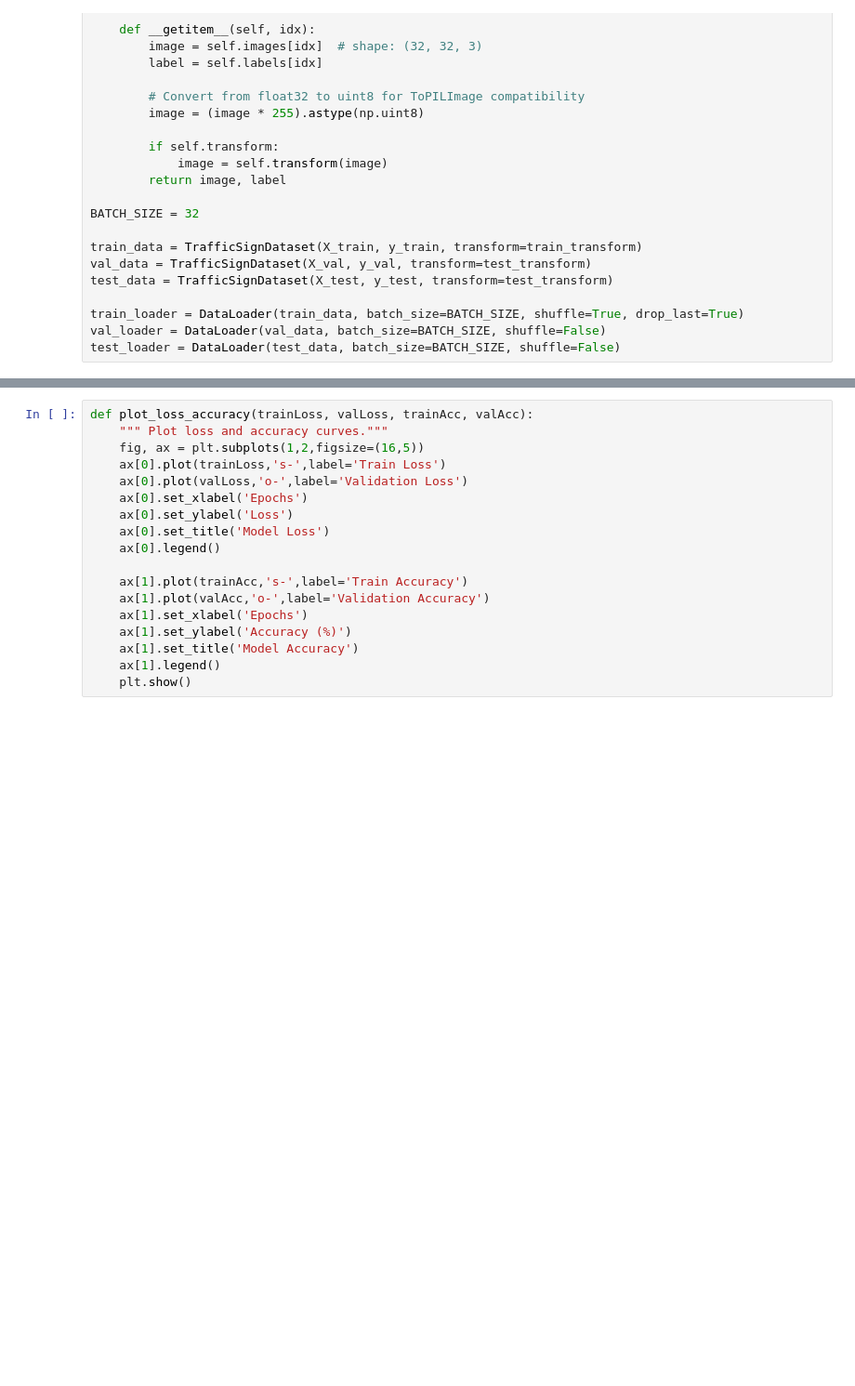
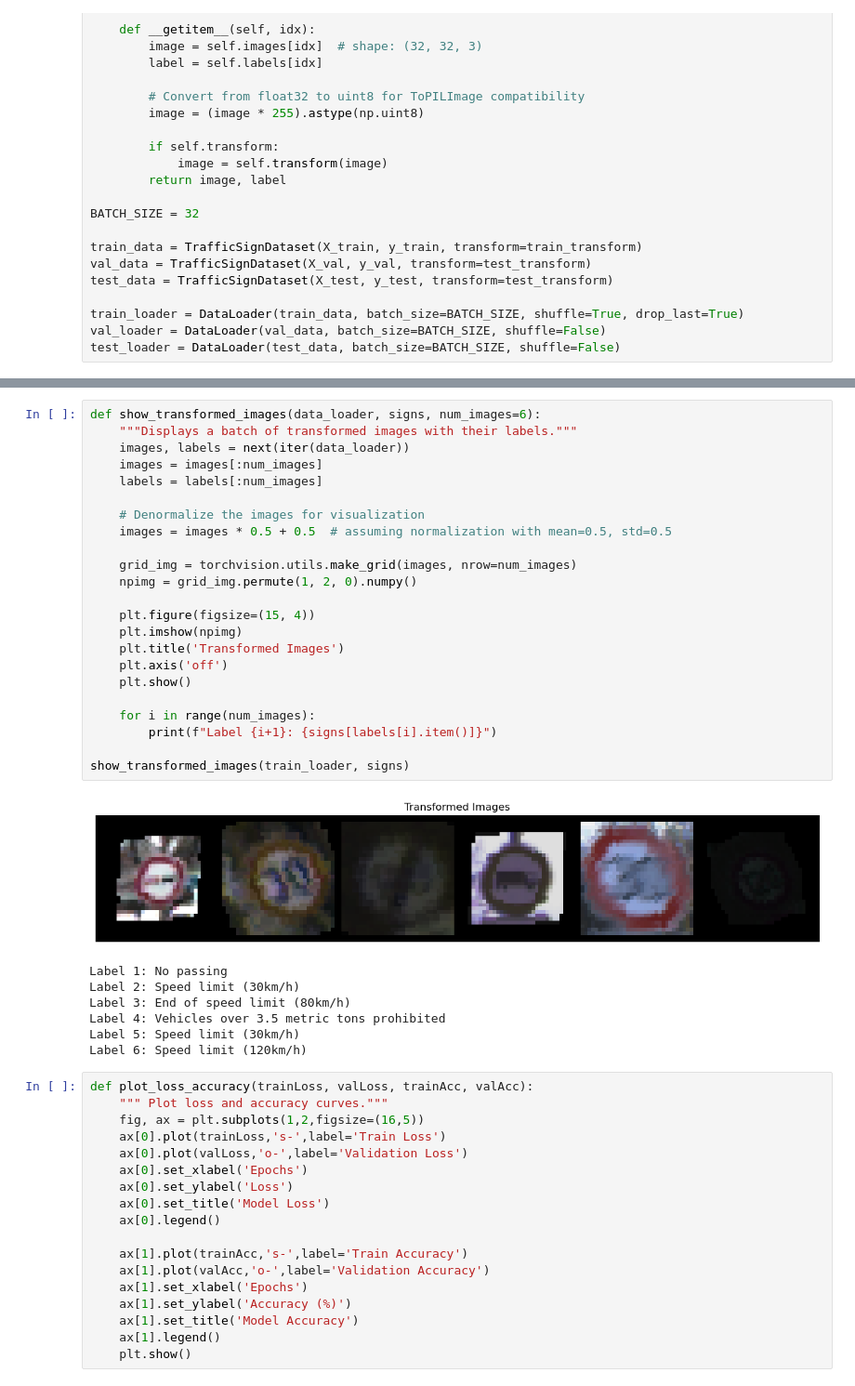
Before and after one commit to Sujeev-Uthayakumar/german-traffic-sign-classifier, a Jupyter notebook: german-traffic-signs.ipynb, the cells around one changed output, grey strips where cells are left out. Shown: that part at 93% size. Cells and saved outputs as stored; diff of their text form; blank space fills up the shorter version.

```diff
--- a/german-traffic-signs.ipynb
+++ b/german-traffic-signs.ipynb
@@ -115,3 +118,34 @@ list_images(X_test, y_test, "Testing example")
+# %%
+def show_transformed_images(data_loader, signs, num_images=6):
+    """Displays a batch of transformed images with their labels."""
+    images, labels = next(iter(data_loader))
+    images = images[:num_images]
+    labels = labels[:num_images]
+
+    # Denormalize the images for visualization
+    images = images * 0.5 + 0.5  # assuming normalization with mean=0.5, std=0.5
+
+    grid_img = torchvision.utils.make_grid(images, nrow=num_images)
+    npimg = grid_img.permute(1, 2, 0).numpy()
+
+    plt.figure(figsize=(15, 4))
+    plt.imshow(npimg)
+    plt.title('Transformed Images')
+    plt.axis('off')
+    plt.show()
+
+    for i in range(num_images):
+        print(f"Label {i+1}: {signs[labels[i].item()]}")
+
+show_transformed_images(train_loader, signs)
+# %% [output]
+[figure, added]
+Label 1: No passing
+Label 2: Speed limit (30km/h)
+Label 3: End of speed limit (80km/h)
+Label 4: Vehicles over 3.5 metric tons prohibited
+Label 5: Speed limit (30km/h)
+Label 6: Speed limit (120km/h)
 # %%
 def plot_loss_accuracy(trainLoss, valLoss, trainAcc, valAcc):
     """ Plot loss and accuracy curves."""
```
Also changed, not shown: parts of 14 cells of this notebook.
